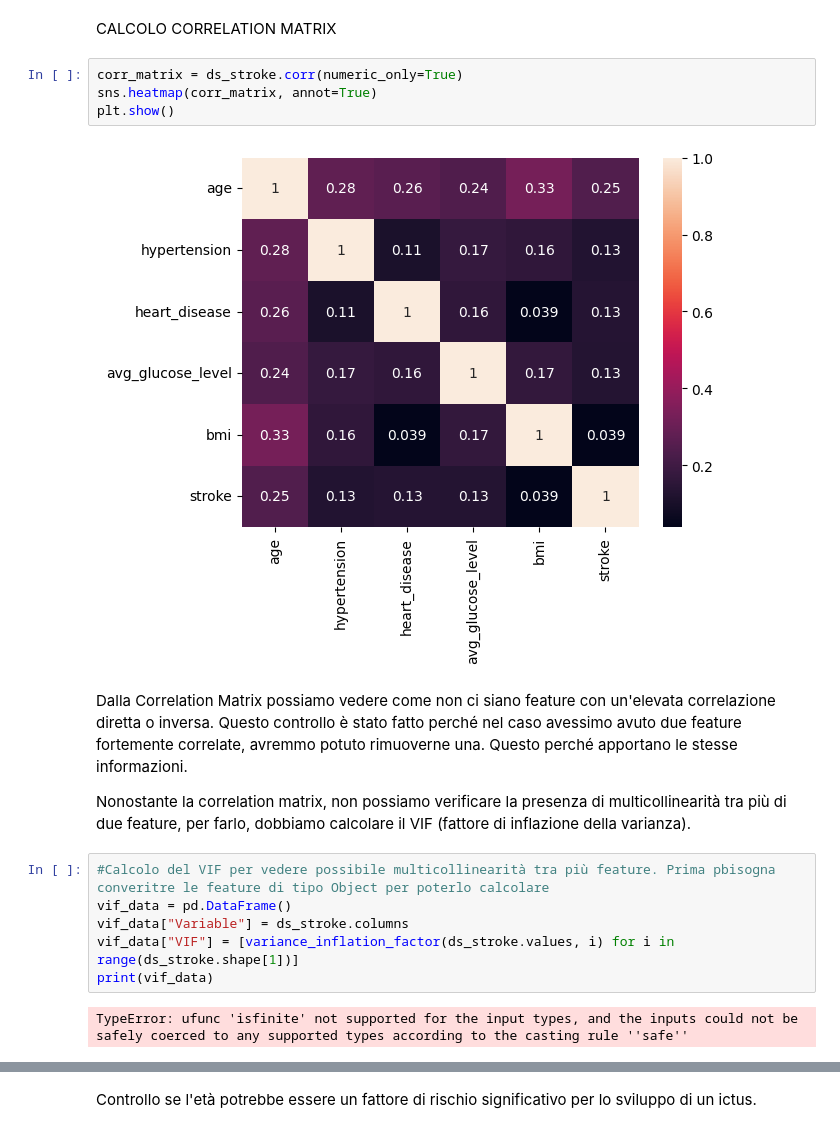
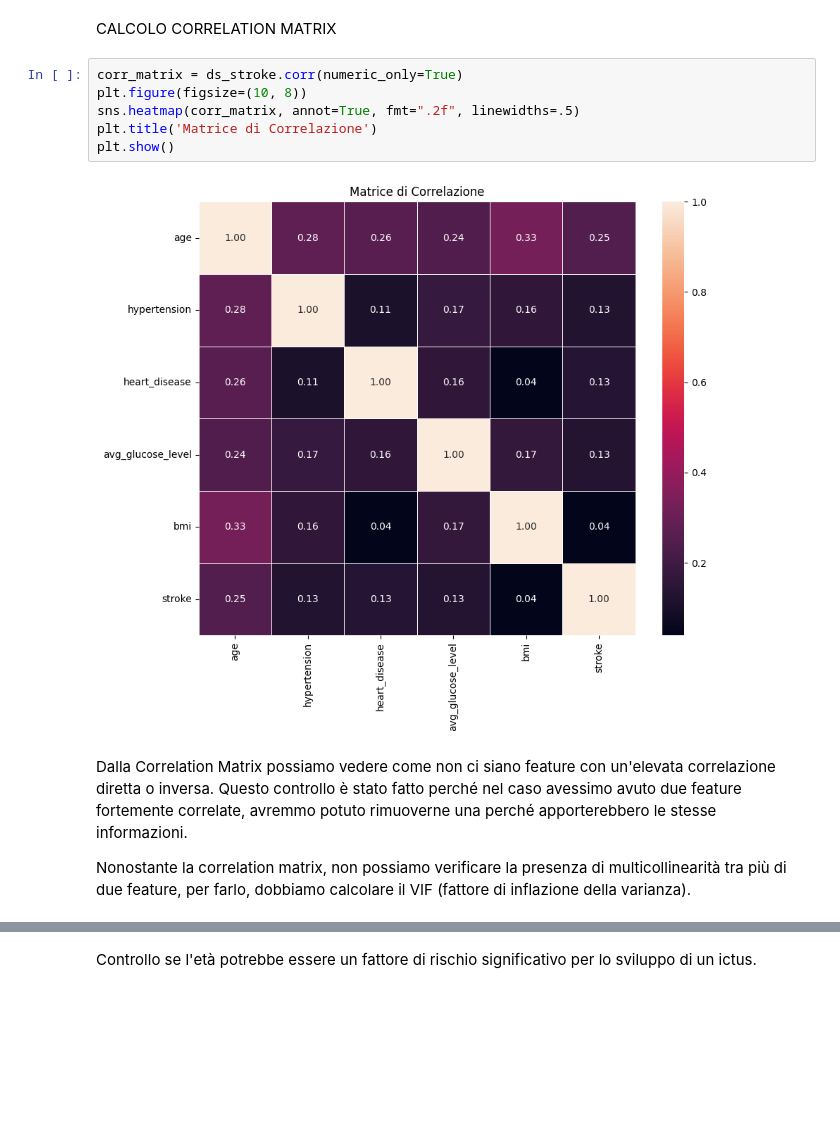
Before and after one commit to Daniele-00/Progetto-MachineLearning, a Jupyter notebook: ProgettoStroke/progettoML.ipynb, the cells around one changed output, grey strips where cells are left out. Saved outputs shown, nothing was run; the diff lists cells and outputs as text; blank space fills up the shorter version.

```diff
--- a/ProgettoStroke/progettoML.ipynb
+++ b/ProgettoStroke/progettoML.ipynb
@@ -138,19 +138,13 @@ sns.histplot(data=ds_stroke , hue="gender" , x = 'gender')
 CALCOLO CORRELATION MATRIX
 # %%
 corr_matrix = ds_stroke.corr(numeric_only=True)
-sns.heatmap(corr_matrix, annot=True)
+plt.figure(figsize=(10, 8))
+sns.heatmap(corr_matrix, annot=True, fmt=".2f", linewidths=.5)
+plt.title('Matrice di Correlazione')
 plt.show()
 # %% [output]
-[figure, old version]
+[figure, new version]
 # %% [markdown]
-Dalla Correlation Matrix possiamo vedere come non ci siano feature con un'elevata correlazione diretta o inversa. Questo controllo è stato fatto perché nel caso avessimo avuto due feature fortemente correlate, avremmo potuto rimuoverne una. Questo perché apportano le stesse informazioni.
+Dalla Correlation Matrix possiamo vedere come non ci siano feature con un'elevata correlazione diretta o inversa. Questo controllo è stato fatto perché nel caso avessimo avuto due feature fortemente correlate, avremmo potuto rimuoverne una perché apporterebbero le stesse informazioni.
 
 Nonostante la correlation matrix, non possiamo verificare la presenza di multicollinearità tra più di due feature, per farlo, dobbiamo calcolare il VIF (fattore di inflazione della varianza).
-# %%
-#Calcolo del VIF per vedere possibile multicollinearità tra più feature. Prima pbisogna converitre le feature di tipo Object per poterlo calcolare
-vif_data = pd.DataFrame()
-vif_data["Variable"] = ds_stroke.columns
-vif_data["VIF"] = [variance_inflation_factor(ds_stroke.values, i) for i in range(ds_stroke.shape[1])]
-print(vif_data)
-# %% [output]
-TypeError: ufunc 'isfinite' not supported for the input types, and the inputs could not be safely coerced to any supported types according to the casting rule ''safe''
```
Also changed, not shown: parts of 20 cells of this notebook.
